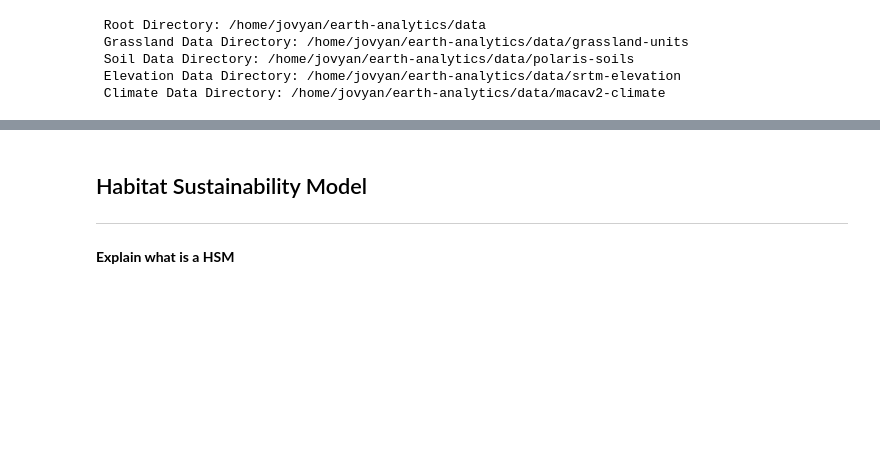
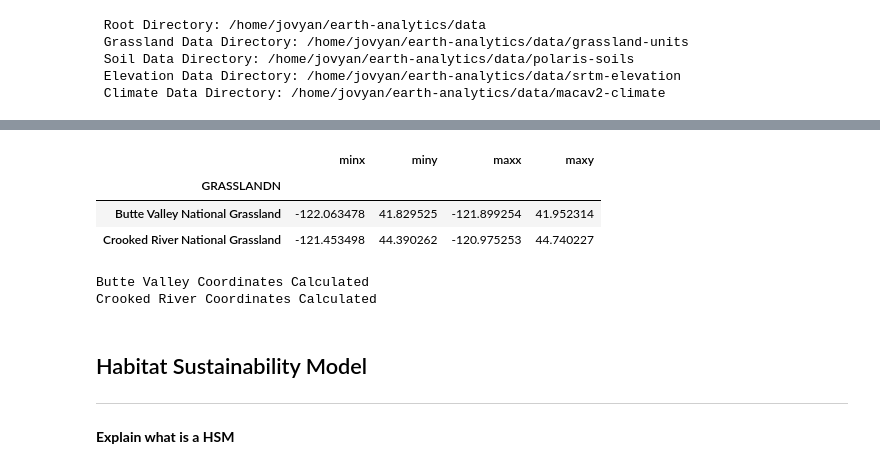
Before and after one commit to ellenalamont17/bootcamp_final_2023-ellenalamont17, a Jupyter notebook: Notebook/final_grass_manage.ipynb, the cells around one changed output, grey strips where cells are left out. Drawn from its saved outputs; the diff is of its cells as text; code cells hidden in the pictures; blank space fills up the shorter version.

Commit message:
Determine Coordinates

```diff
--- a/Notebook/final_grass_manage.ipynb
+++ b/Notebook/final_grass_manage.ipynb
@@ -148,6 +149,48 @@ boundary_map
 Geodetic CRS of grassland boundary before reprojection: +init=epsg:3857 +type=crs
 Geodetic CRS of grassland boundary after reprojection: +init=epsg:3857 +type=crs
 [interactive output not drawn]
+# %%
+# Extract the bounds (lat/lon) for individual grassland units
+unit_lat_lon = unit_bndry.bounds
+# unit_lat_lon = unit_lat_lon.reset_index()
+unit_lat_lon
+# %% [output]
+|  | minx | miny | maxx | maxy |
+| GRASSLANDN |  |  |  |  |
+| Butte Valley National Grassland | -122.063478 | 41.829525 | -121.899254 | 41.952314 |
+| Crooked River National Grassland | -121.453498 | 44.390262 | -120.975253 | 44.740227 |
+# %%
+# Extract the bounds (lat/lon) for individual grassland units
+# unit_lat_lon = unit_bndry.bounds
+# unit_lat_lon = unit_lat_lon.reset_index()
+# unit_lat_lon
+
+# Create empty list to hold grassland unit coordinates
+butte_coord = []
+crooked_coord = []
+
+# Create Lists of Min/Max Lat/Lon
+min_lon= (unit_lat_lon[['minx']].values)
+max_lon= (unit_lat_lon[['maxx']].values)
+min_lat= (unit_lat_lon[['miny']].values)
+max_lat= (unit_lat_lon[['maxy']].values)
+
+count=0
+for unit_name, unit_row in unit_lat_lon.iterrows():
+      unit_coords = [
+            min_lon[count],max_lon[count],min_lat[count],max_lat[count]]
+      if count==0:
+            butte_coord = unit_coords
+            print('Butte Valley Coordinates Calculated')
+      elif count==1:
+            crooked_coord = unit_coords
+            print('Crooked River Coordinates Calculated')
+      else:
+            print('Too many coordinate sets. Confirm number of units')
+      count=count+1
+# %% [output]
+Butte Valley Coordinates Calculated
+Crooked River Coordinates Calculated
 # %% [markdown]
 ## Habitat Sustainability Model
 
```
Also changed, not shown: parts of 3 cells of this notebook.
